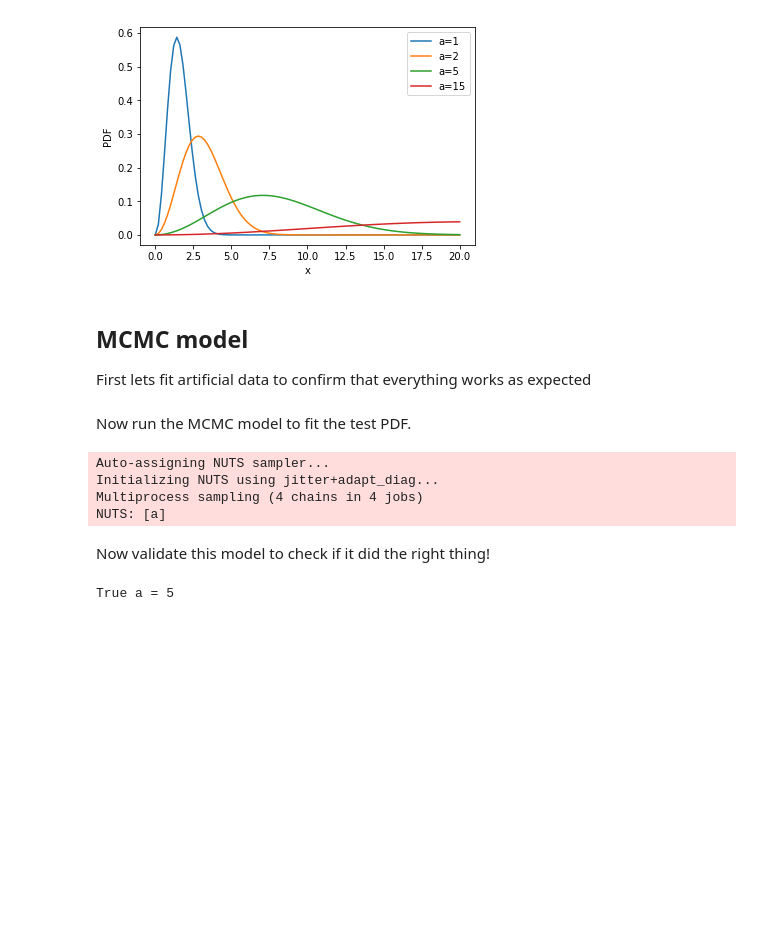
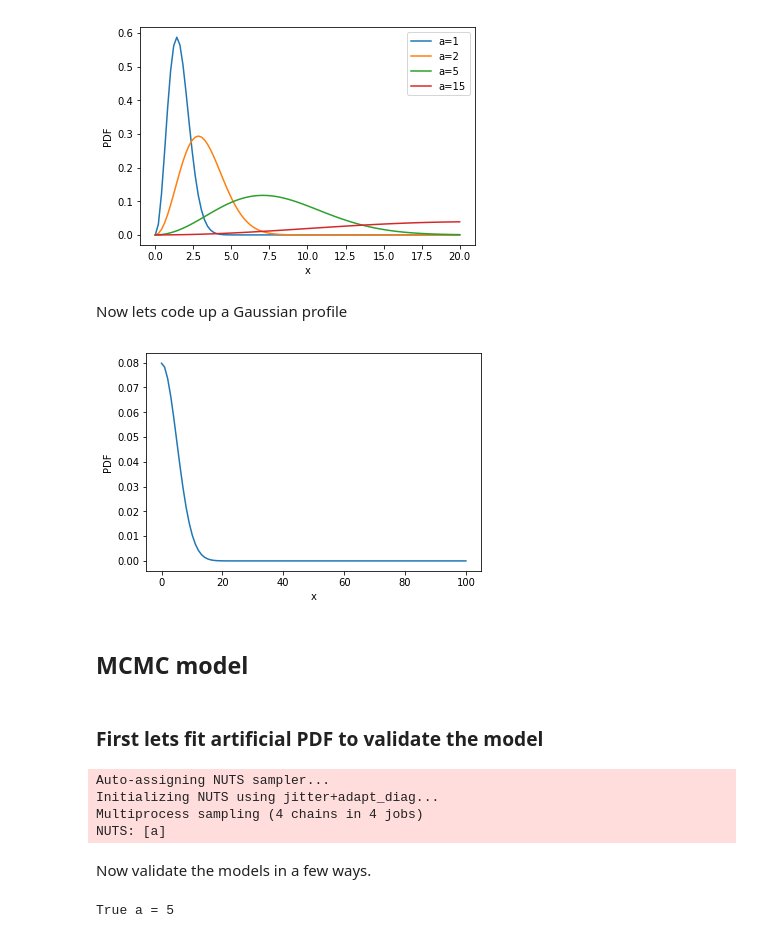
Before and after one commit to mshumko/ac6_microburst_scale_sizes, a Jupyter notebook: models/mcmc_microburst_pdf.ipynb, the cells around one changed output. Cells and saved outputs as stored; diff of their text form; code cells hidden in the pictures; blank space fills up the shorter version.

```diff
--- a/models/mcmc_microburst_pdf.ipynb
+++ b/models/mcmc_microburst_pdf.ipynb
@@ -36,3 +38,23 @@ plt.legend()
 plt.ylabel('PDF'); plt.xlabel('x');
 # %% [output]
 [figure]
+# %% [markdown]
+Now lets code up a Gaussian profile
+# %%
+def gaus(x, mu, sigma):
+    """
+
+    """
+    inner = -(x-mu)**2/(2*sigma**2)
+    amplitude = tt.sqrt(2*np.pi*sigma**2)**(-1)
+    pdf = amplitude*tt.exp(inner)
+    return pdf
+# %%
+x = np.linspace(0, 100, num=100)
+y = gaus(x, 0, 5)
+plt.plot(x, y.eval())
+plt.ylabel('PDF'); plt.xlabel('x');
+# %% [output]
+[figure, added]
+# %% [markdown]
+## MCMC model
@@ -39,3 +81,2 @@ plt.ylabel('PDF'); plt.xlabel('x');
 # %% [markdown]
-## MCMC model
-First lets fit artificial data to confirm that everything works as expected
+### First lets fit artificial PDF to validate the model
@@ -57,5 +83,3 @@ def model(x, y):
-# %% [markdown]
-Now run the MCMC model to fit the test PDF.
 # %%
 a_test = 5
 x = np.arange(0, 100, 5)
@@ -65,12 +89,12 @@ y_data[y_data < 0] = 0
-# %%
-trace, c_m = model(x, y_data)
-# %% [output]
-Auto-assigning NUTS sampler...
-Initializing NUTS using jitter+adapt_diag...
-Multiprocess sampling (4 chains in 4 jobs)
-NUTS: [a]
-# %% [markdown]
-Now validate this model to check if it did the right thing!
+# %%
+trace_test, c_test = model(x, y_test, maxwell)
+# %% [output]
+Auto-assigning NUTS sampler...
+Initializing NUTS using jitter+adapt_diag...
+Multiprocess sampling (4 chains in 4 jobs)
+NUTS: [a]
+# %% [markdown]
+Now validate the models in a few ways.
 # %%
 print(f'True a = {a_test}')
 # %% [output]
```
Also changed, not shown: parts of 21 cells of this notebook, 2 other files.
